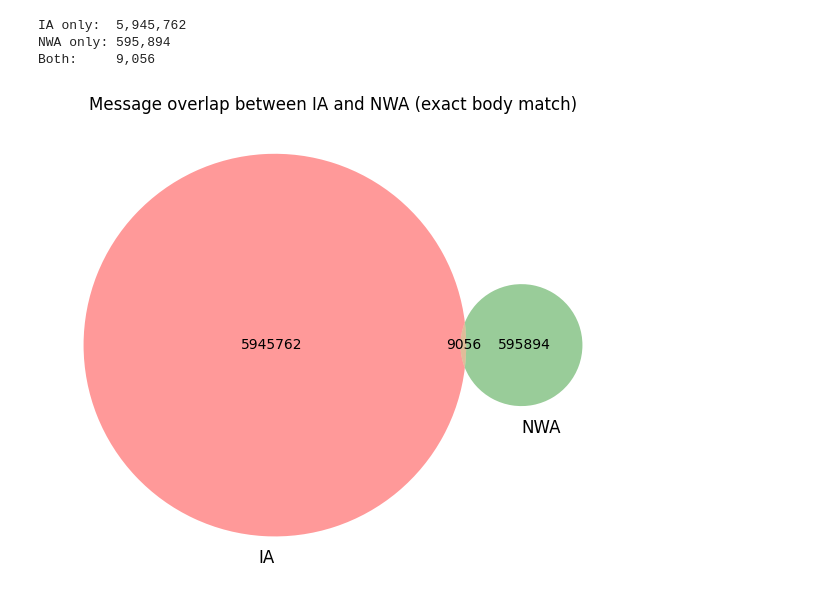
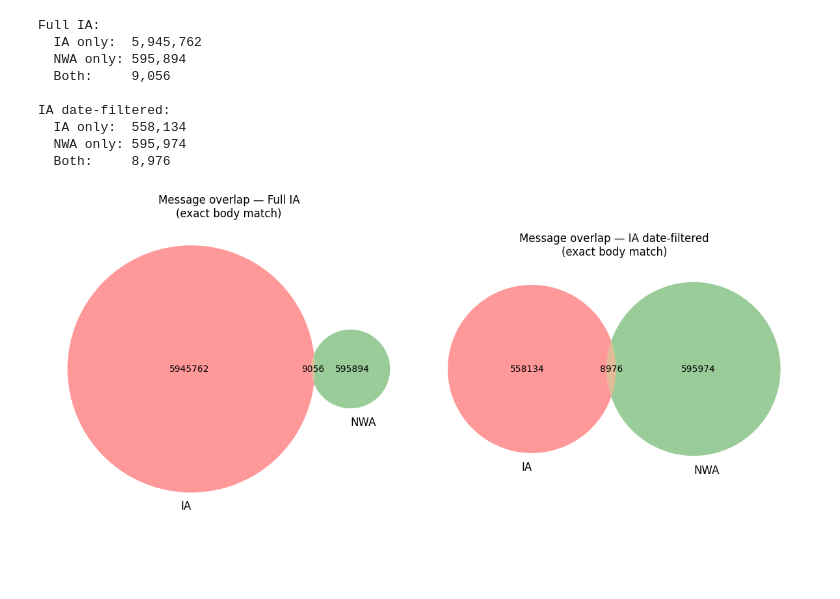
Before and after one commit to NationalLibraryOfNorway/norwegian_usenet, a Jupyter notebook: notebooks/compare_ia_nwa_content.ipynb, the cells around one changed output. Drawn from its saved outputs; the diff is of its cells as text; code cells hidden in the pictures; blank space fills up the shorter version.

```diff
--- a/notebooks/compare_ia_nwa_content.ipynb
+++ b/notebooks/compare_ia_nwa_content.ipynb
@@ -2,3 +2,11 @@
 import pandas as pd
 import matplotlib.pyplot as plt
 from matplotlib_venn import venn2
+
+
+def load_content(path):
+    return pd.read_csv(path).sort_values("both", ascending=False)
+
+
+full = load_content("../data/ia_nwa_content_comparison.csv")
+filtered = load_content("../data/ia_nwa_content_comparison_date_filtered.csv")
@@ -5,6 +17,5 @@ from matplotlib_venn import venn2
 # %%
-df = pd.read_csv("../data/ia_nwa_content_comparison.csv").sort_values(
-    "both", ascending=False
-)
-df.head(20)
+for label, df in [("Full IA", full), ("IA date-filtered", filtered)]:
+    print(f"\n{label}")
+    display(df.head(20))
 # %% [output]
@@ -28,24 +58,30 @@ df.head(20)
 # %%
-ia_only = df["ia_only"].sum()
-nwa_only = df["nwa_only"].sum()
-both = df["both"].sum()
-
-print(f"IA only:  {ia_only:,}")
-print(f"NWA only: {nwa_only:,}")
-print(f"Both:     {both:,}")
+for label, df in [("Full IA", full), ("IA date-filtered", filtered)]:
+    print(f"{label}:")
+    print(f"  IA only:  {df['ia_only'].sum():,}")
+    print(f"  NWA only: {df['nwa_only'].sum():,}")
+    print(f"  Both:     {df['both'].sum():,}")
+    print()
 # %% [output]
-IA only:  5,945,762
-NWA only: 595,894
-Both:     9,056
+Full IA:
+  IA only:  5,945,762
+  NWA only: 595,894
+  Both:     9,056
+
+IA date-filtered:
+  IA only:  558,134
+  NWA only: 595,974
+  Both:     8,976
 # %%
-fig, ax = plt.subplots(figsize=(6, 6))
-venn2(
-    subsets=(ia_only, nwa_only, both),
-    set_labels=("IA", "NWA"),
-    ax=ax,
-)
-ax.set_title("Message overlap between IA and NWA (exact body match)")
+fig, axes = plt.subplots(1, 2, figsize=(12, 5))
+for ax, (label, df) in zip(axes, [("Full IA", full), ("IA date-filtered", filtered)]):
+    venn2(
+        subsets=(df["ia_only"].sum(), df["nwa_only"].sum(), df["both"].sum()),
+        set_labels=("IA", "NWA"),
+        ax=ax,
+    )
+    ax.set_title(f"Message overlap — {label}\n(exact body match)")
 plt.tight_layout()
 plt.show()
 # %% [output]
-[figure, old version]
+[figure, new version]
```
Also changed, not shown: parts of 3 cells of this notebook, 5 other files.
